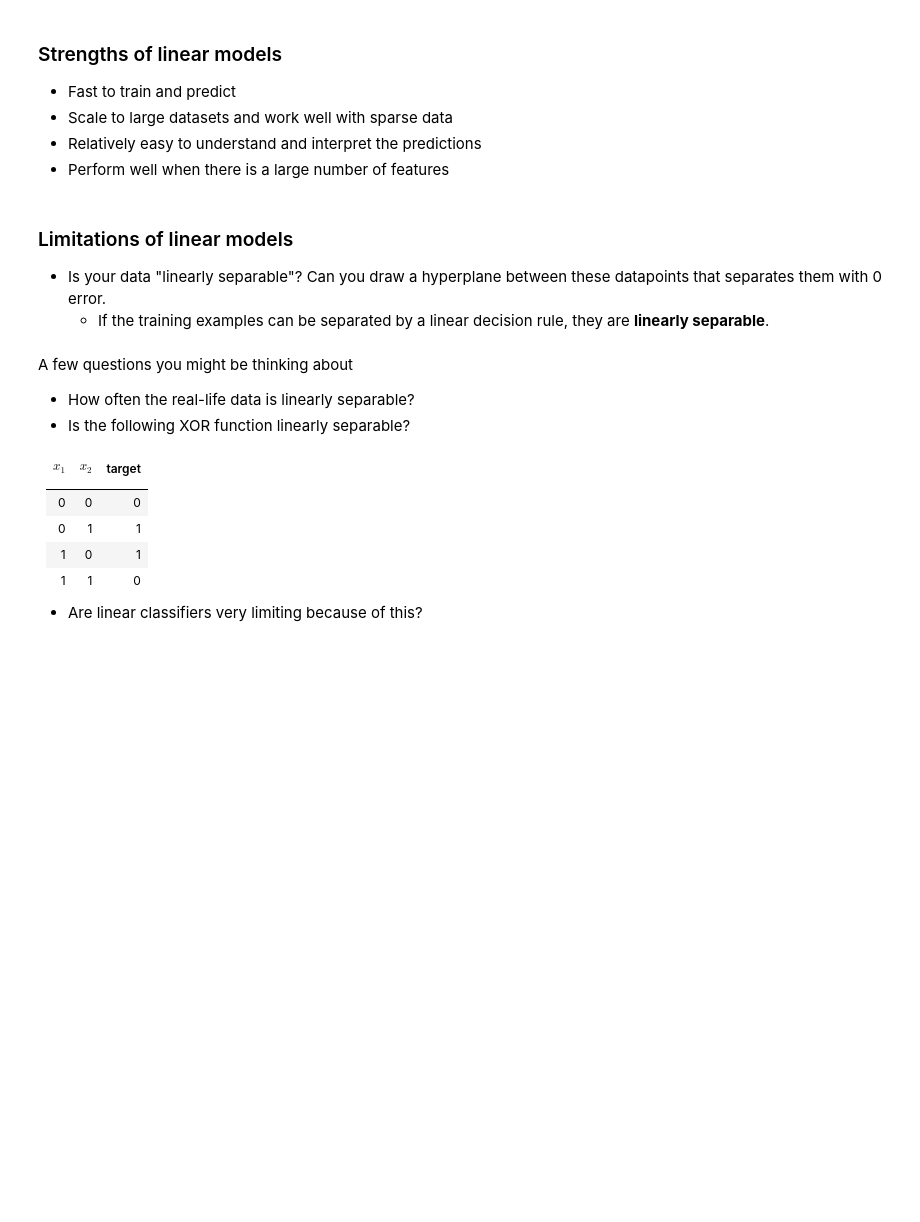
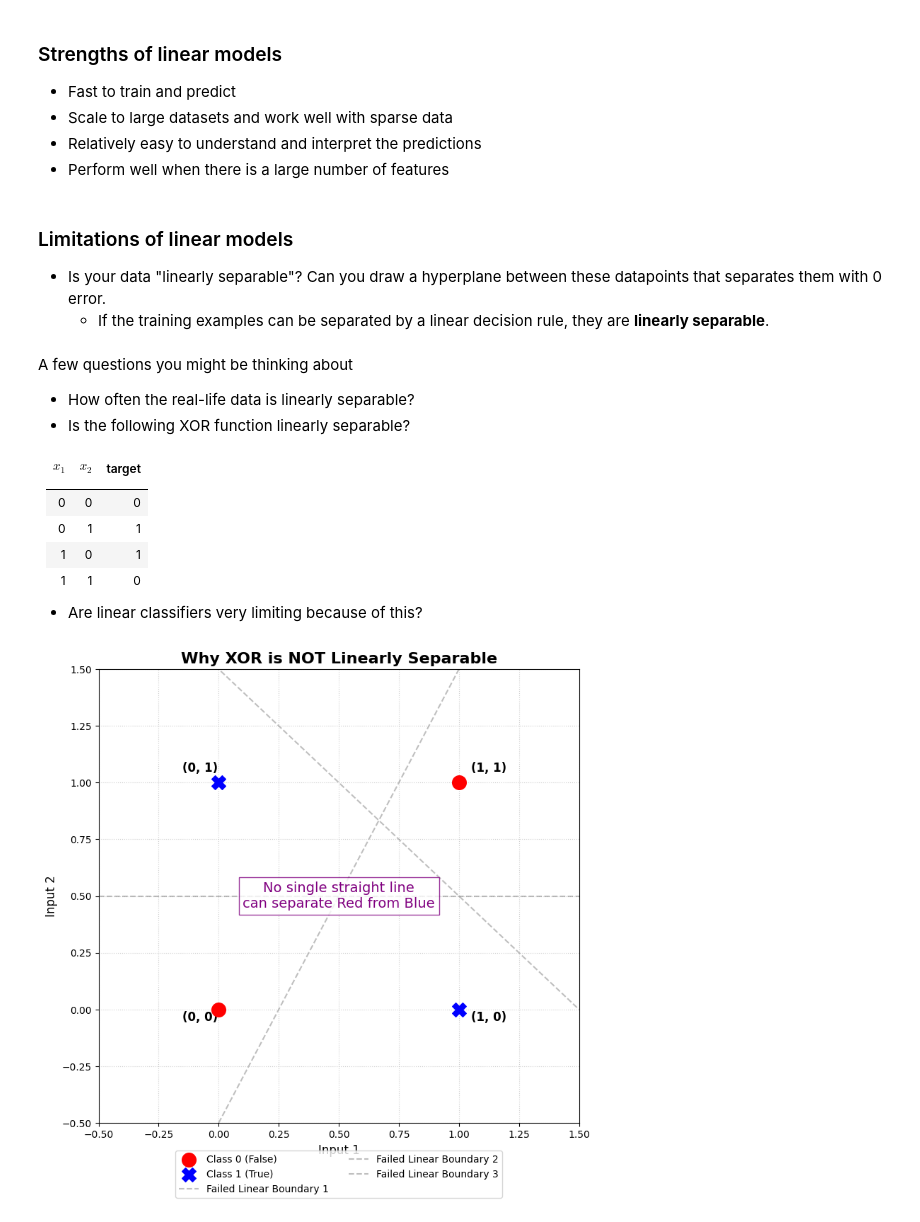
Before and after one commit to cooperthom/cpsc330-2025W2, a Jupyter notebook: lectures/Mehrdad/07_linear-models.ipynb, the cells around one changed output. Cells and saved outputs as stored; diff of their text form; code cells hidden in the pictures; blank space fills up the shorter version.

```diff
--- a/lectures/Mehrdad/07_linear-models.ipynb
+++ b/lectures/Mehrdad/07_linear-models.ipynb
@@ -1142,3 +1142,70 @@ A few questions you might be thinking about
 | 1 | 1  | 0|
 
 - Are linear classifiers very limiting because of this?
+# %%
+import matplotlib.pyplot as plt
+import numpy as np
+
+# Create the plot
+fig, ax = plt.subplots(figsize=(8, 8))
+
+# Data points for XOR
+# Class 0: (0,0) and (1,1) -> "False"
+x0 = [0, 1]
+y0 = [0, 1]
+
+# Class 1: (0,1) and (1,0) -> "True"
+x1 = [0, 1]
+y1 = [1, 0]
+
+# Plot the points
+ax.scatter(x0, y0, color='red', s=200, label='Class 0 (False)', marker='o', zorder=10)
+ax.scatter(x1, y1, color='blue', s=200, label='Class 1 (True)', marker='X', zorder=10)
+
+# Add coordinates labels
+offsets = {
+    (0,0): (-0.15, -0.05),
+    (1,1): (0.05, 0.05),
+    (0,1): (-0.15, 0.05),
+    (1,0): (0.05, -0.05)
+}
+
+for x, y in zip(x0 + x1, y0 + y1):
+    label = f"({x}, {y})"
+    dx, dy = offsets[(x,y)]
+    ax.text(x + dx, y + dy, label, fontsize=12, fontweight='bold')
+
+# Draw failed linear attempts
+x_vals = np.linspace(-0.5, 1.5, 100)
+
+# Attempt 1: Vertical-ish cut
+y_attempt1 = 2 * x_vals - 0.5
+ax.plot(x_vals, y_attempt1, '--', color='gray', alpha=0.5, label='Failed Linear Boundary 1')
+
+# Attempt 2: Horizontal-ish cut
+y_attempt2 = 0.5 * np.ones_like(x_vals)
+ax.plot(x_vals, y_attempt2, '--', color='gray', alpha=0.5, label='Failed Linear Boundary 2')
+
+# Attempt 3: Diagonal cut
+y_attempt3 = -x_vals + 1.5
+ax.plot(x_vals, y_attempt3, '--', color='gray', alpha=0.5, label='Failed Linear Boundary 3')
+
+# Styling
+ax.set_xlim(-0.5, 1.5)
+ax.set_ylim(-0.5, 1.5)
+ax.set_title("Why XOR is NOT Linearly Separable", fontsize=16, fontweight='bold')
+ax.set_xlabel("Input 1", fontsize=12)
+ax.set_ylabel("Input 2", fontsize=12)
+ax.grid(True, linestyle=':', alpha=0.6)
+ax.legend(loc='upper center', bbox_to_anchor=(0.5, -0.05), ncol=2)
+
+# Shading to show the impossibility
+# No single straight line can separate Red Circles from Blue Crosses
+ax.text(0.5, 0.5, "No single straight line\ncan separate Red from Blue",
+        horizontalalignment='center', verticalalignment='center',
+        fontsize=14, color='purple', bbox=dict(facecolor='white', alpha=0.8, edgecolor='purple'))
+
+plt.tight_layout()
+plt.show()
+# %% [output]
+[figure, added]
```
Also changed, not shown: 4 other files.
